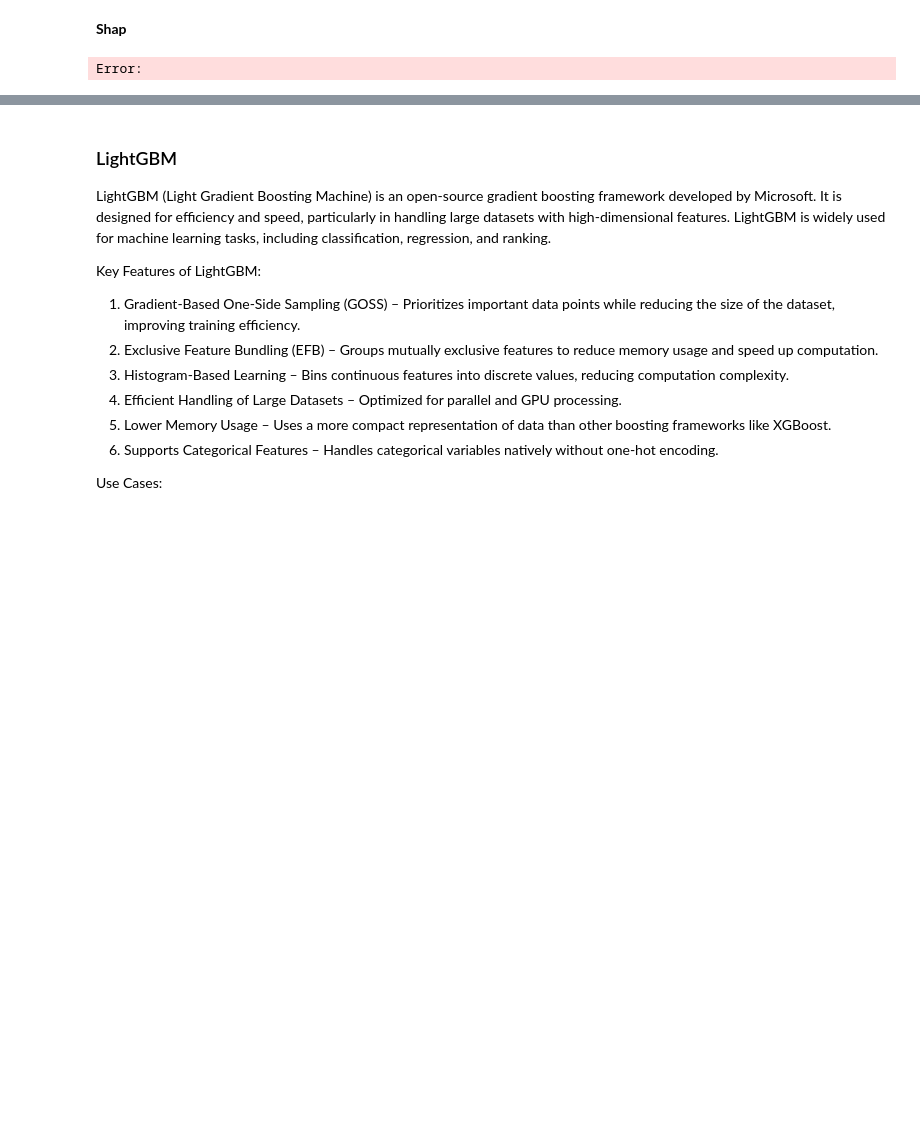
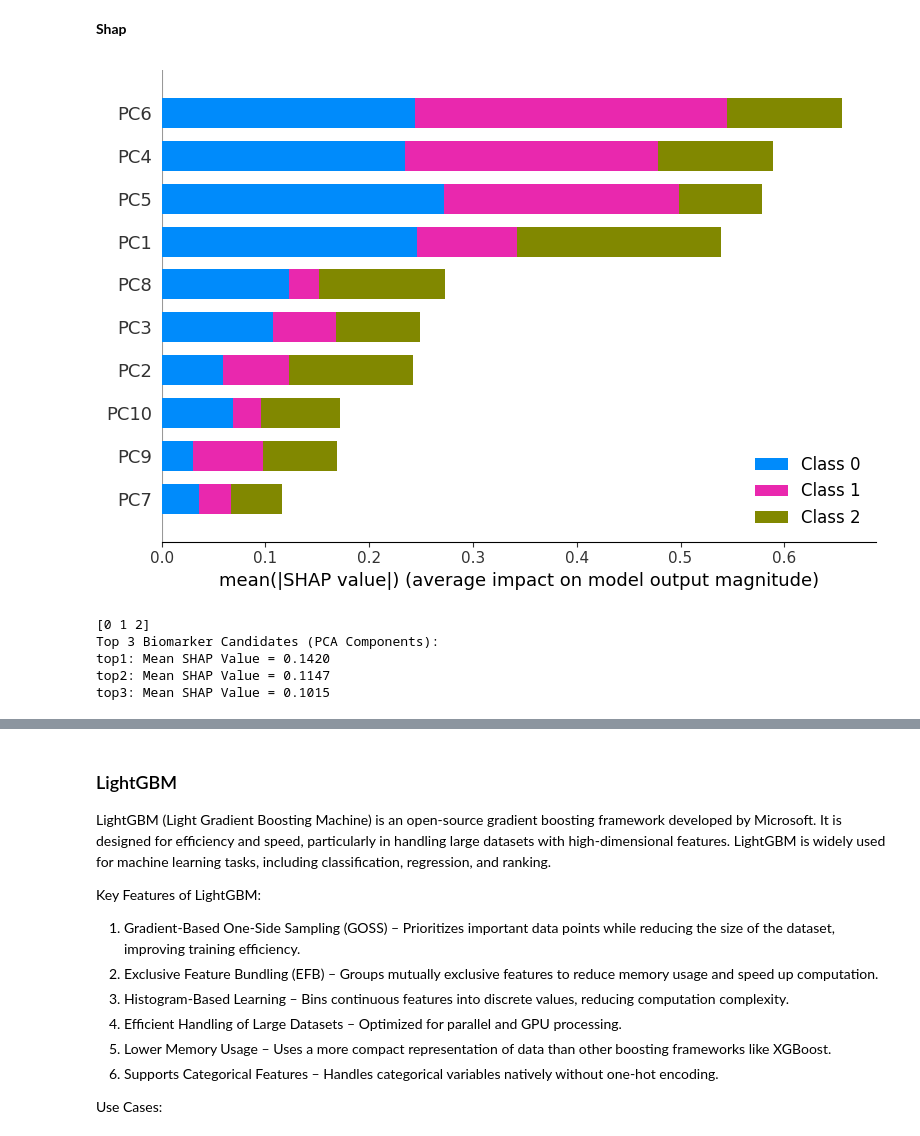
Before and after one commit to Kitiyaparnnn/NSCLC, a Jupyter notebook: train.ipynb, the cells around one changed output, grey strips where cells are left out. Saved outputs shown, nothing was run; the diff lists cells and outputs as text; code cells hidden in the pictures; blank space fills up the shorter version.

```diff
--- a/train.ipynb
+++ b/train.ipynb
@@ -311,12 +312,28 @@ Explanation:
 - Filtered: Only genes with at least one contribution are shown.
 # %% [markdown]
 **Shap**
-# %%
-# Create SHAP values
-explainer = shap.Explainer(best_model, X_train_pca)
-shap_values = explainer(X_train_pca)
-
-# Visualize summary plot
-shap.summary_plot(shap_values, X_train_pca, feature_names=[f'PC{i+1}' for i in range(X_train_pca.shape[1])])
-# %% [output]
-Error:
+# %%
+# SHAP Interpretation
+explainer = shap.TreeExplainer(best_model)
+shap_values = explainer(X_train_pca)
+
+# Visualize SHAP values for the top 3 PCA components
+shap.summary_plot(shap_values, X_train_pca, feature_names=[f'PC{i+1}' for i in range(X_train_pca.shape[1])])
+
+# Identify Biomarkers from SHAP values
+mean_abs_shap = np.abs(shap_values.values).mean(axis=0)
+if mean_abs_shap.ndim > 1:
+    mean_abs_shap = mean_abs_shap.mean(axis=0)
+
+top_features_indices = np.argsort(mean_abs_shap)[-3:][::-1]
+print(top_features_indices)
+print("Top 3 Biomarker Candidates (PCA Components):")
+for i in top_features_indices:
+    print(f"top{i+1}: Mean SHAP Value = {mean_abs_shap[i].item():.4f}")
+# %% [output]
+[figure, added]
+[0 1 2]
+Top 3 Biomarker Candidates (PCA Components):
+top1: Mean SHAP Value = 0.1420
+top2: Mean SHAP Value = 0.1147
+top3: Mean SHAP Value = 0.1015
```
Also changed, not shown: parts of 24 cells of this notebook.
